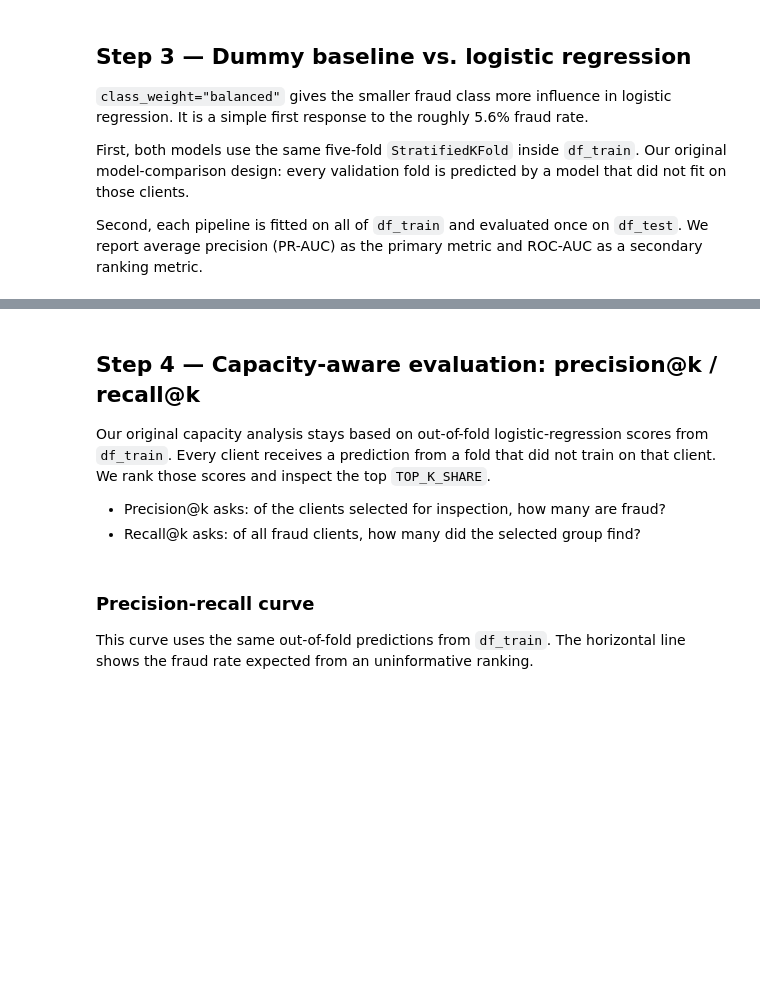
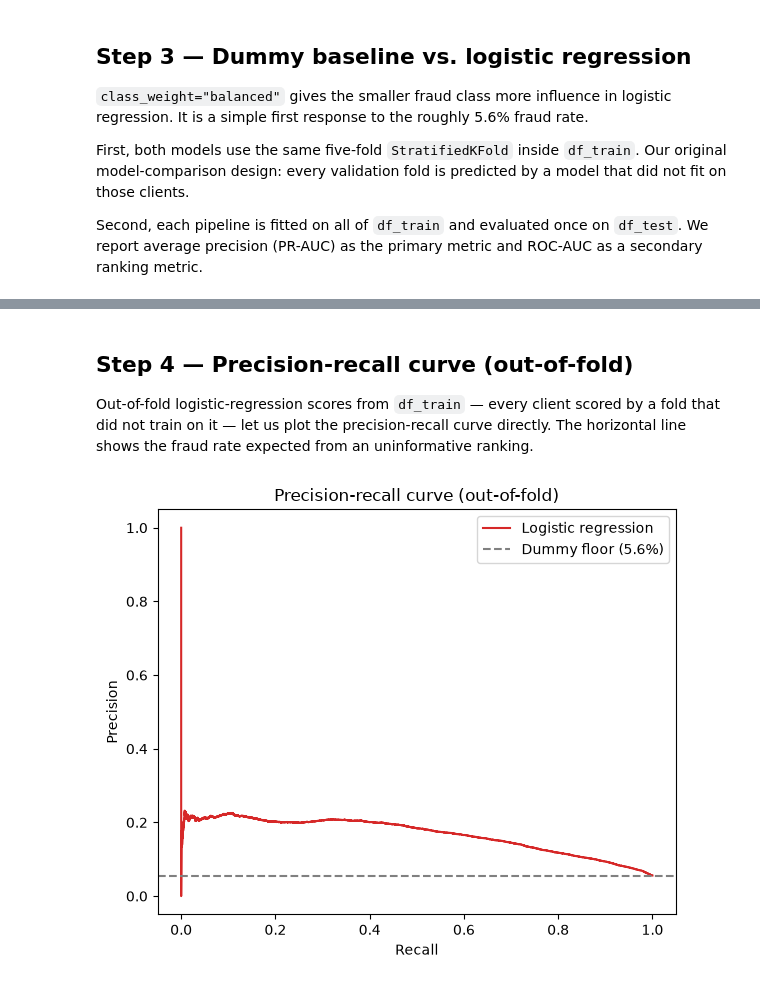
Before and after one commit to roy-nfisch/ds-fraud-in-electricity-and-gas, a Jupyter notebook: 02_baseline_model.ipynb, the cells around one changed output, grey strips where cells are left out. Saved outputs shown, nothing was run; the diff lists cells and outputs as text; code cells hidden in the pictures; blank space fills up the shorter version.

```diff
--- a/02_baseline_model.ipynb
+++ b/02_baseline_model.ipynb
@@ -187,9 +207,6 @@ display(internal_test_comparison)
 # %% [markdown]
-## Step 4 — Capacity-aware evaluation: precision@k / recall@k
+## Step 4 — Precision-recall curve (out-of-fold)
 
-Our original capacity analysis stays based on out-of-fold logistic-regression scores from `df_train`. Every client receives a prediction from a fold that did not train on that client. We rank those scores and inspect the top `TOP_K_SHARE`.
-
-- Precision@k asks: of the clients selected for inspection, how many are fraud?
-- Recall@k asks: of all fraud clients, how many did the selected group find?
+Out-of-fold logistic-regression scores from `df_train` — every client scored by a fold that did not train on it — let us plot the precision-recall curve directly. The horizontal line shows the fraud rate expected from an uninformative ranking.
 # %%
 oof_proba = cross_val_predict(logreg_pipeline, X, y, cv=cv, method="predict_proba")[:, 1]
@@ -221,19 +214,15 @@ plt.show()
-# %% [markdown]
-### Precision-recall curve
-
-This curve uses the same out-of-fold predictions from `df_train`. The horizontal line shows the fraud rate expected from an uninformative ranking.
 # %%
 precisions, recalls, _ = precision_recall_curve(y_values, oof_proba)
 
 fig, ax = plt.subplots(figsize=(6, 5))
 ax.plot(recalls, precisions, label="Logistic regression", color="#D62828")
 ax.axhline(base_rate, linestyle="--", color="grey", label=f"Dummy floor ({base_rate:.1%})")
-ax.scatter([recall_at_k], [precision_at_k], color="black", zorder=5,
-           label=f"Top {TOP_K_SHARE:.0%} cutoff")
 ax.set(xlabel="Recall", ylabel="Precision", title="Precision-recall curve (out-of-fold)")
 ax.legend()
 plt.tight_layout()
 plt.show()
+# %% [output]
+[figure, added]
 # %% [markdown]
 ## Results
 
```
Also changed, not shown: parts of 7 cells of this notebook, 1 other file.
